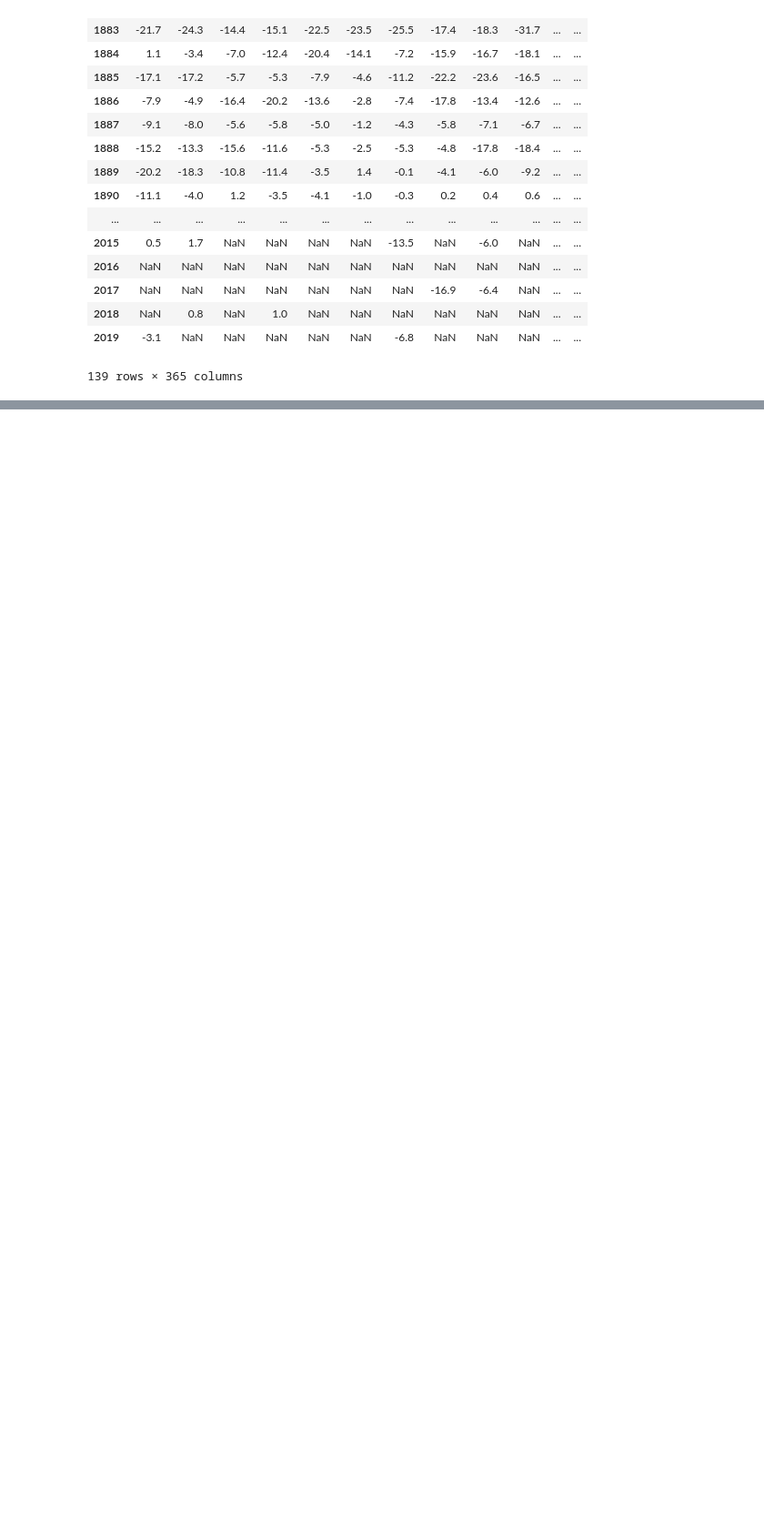
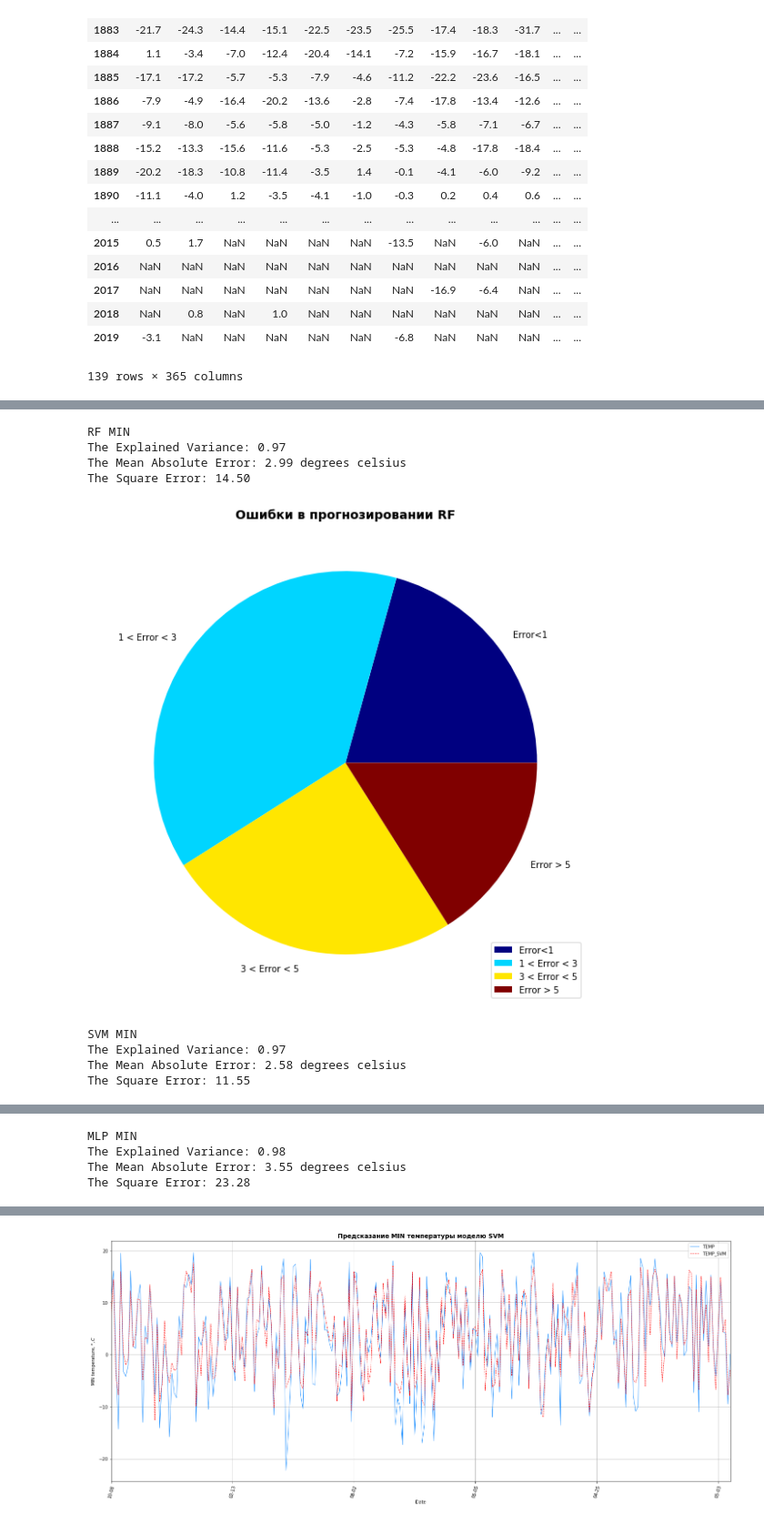
Before and after one commit to MariyaBuzdina/Weather-prediction, a Jupyter notebook: Untitled.ipynb, the cells around one changed output, grey strips where cells are left out. Shown at 91% size. Cells and saved outputs as stored; diff of their text form; code cells hidden in the pictures; blank space fills up the shorter version.

```diff
--- a/Untitled.ipynb
+++ b/Untitled.ipynb
@@ -828,0 +467,12 @@ def reserch_prediction(data, field_name):
+# %%
+df_min, estimate_min, estimate__del, svr_min = reserch_prediction(t_min, 'MIN')
+# %% [output]
+RF MIN
+The Explained Variance: 0.97
+The Mean Absolute Error: 2.99 degrees celsius
+The Square Error: 14.50
+[figure, added]
+SVM MIN
+The Explained Variance: 0.97
+The Mean Absolute Error: 2.58 degrees celsius
+The Square Error: 11.55
@@ -828,0 +480,4 @@ def reserch_prediction(data, field_name):
+MLP MIN
+The Explained Variance: 0.98
+The Mean Absolute Error: 3.55 degrees celsius
+The Square Error: 23.28
@@ -828,0 +485 @@ def reserch_prediction(data, field_name):
+[figure, added]
```
Also changed, not shown: parts of 46 cells of this notebook.
